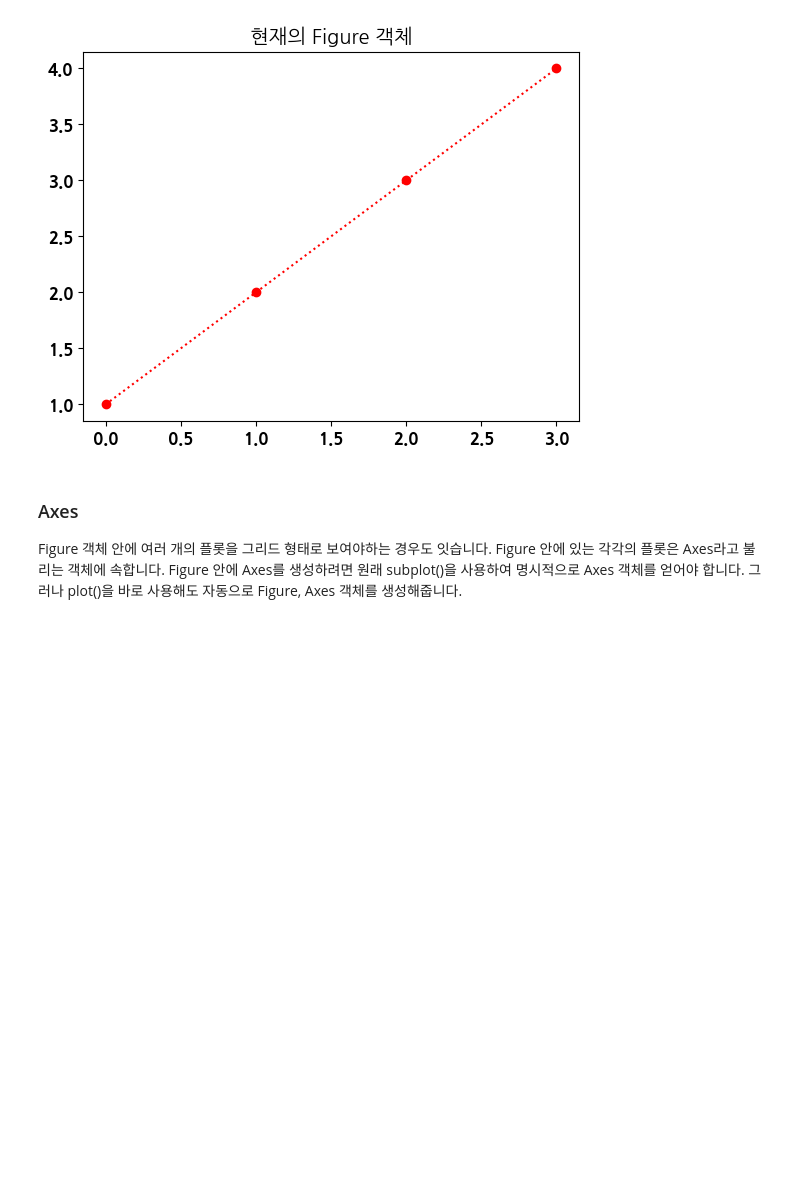
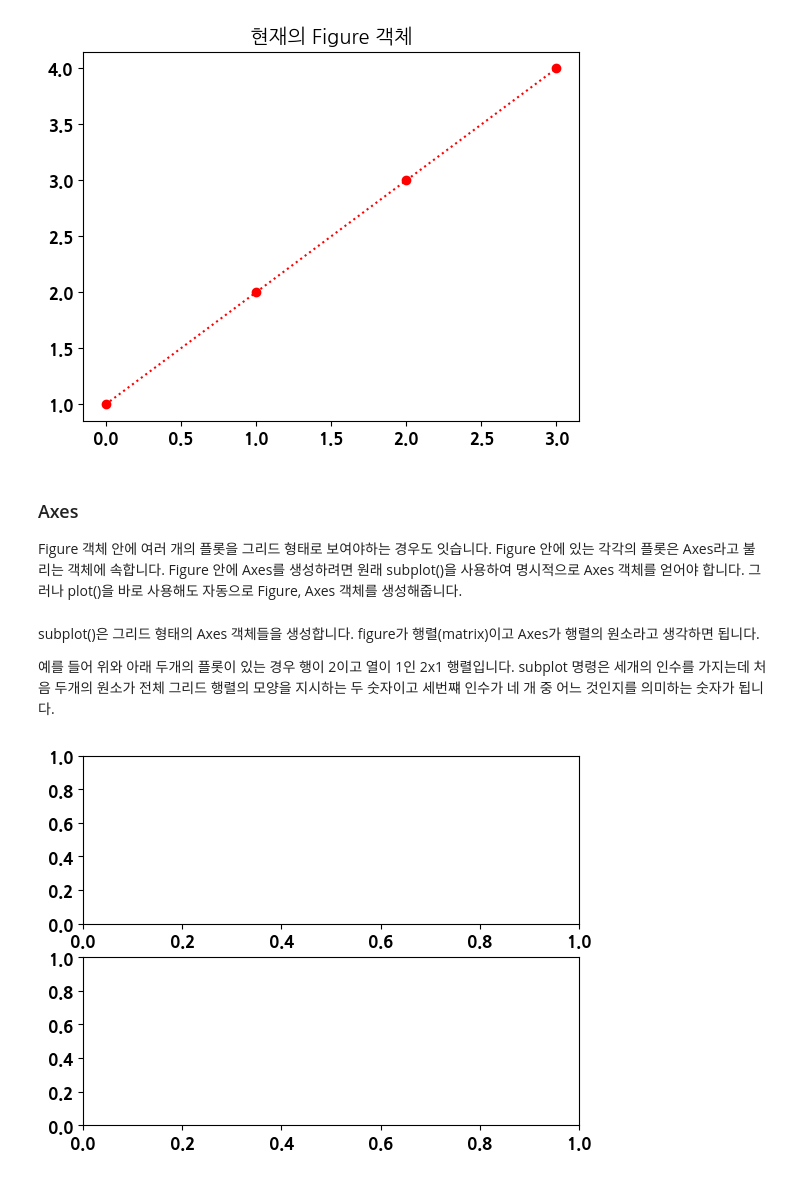
Before and after one commit to DeerWeak/pythonbasic, a Jupyter notebook: 230125python.ipynb, the cells around one changed output. Cells and saved outputs as stored; diff of their text form; code cells hidden in the pictures; blank space fills up the shorter version.

```diff
--- a/230125python.ipynb
+++ b/230125python.ipynb
@@ -727,0 +726,10 @@ subplot()은 그리드 형태의 Axes 객체들을 생성합니다. figure가
+# %% [markdown]
+subplot()은 그리드 형태의 Axes 객체들을 생성합니다. figure가 행렬(matrix)이고 Axes가 행렬의 원소라고 생각하면 됩니다.
+
+예를 들어 위와 아래 두개의 플롯이 있는 경우 행이 2이고 열이 1인 2x1 행렬입니다.
+subplot 명령은 세개의 인수를 가지는데 처음 두개의 원소가 전체 그리드 행렬의 모양을 지시하는 두 숫자이고 세번쨰 인수가 네 개 중 어느 것인지를 의미하는 숫자가 됩니다.
+# %%
+ax1 = plt.subplot(2, 1, 1)
+ax2 = plt.subplot(2, 1, 2)
+# %% [output]
+[figure, added]
```
Also changed, not shown: parts of 1 cell of this notebook, 2 other files.
